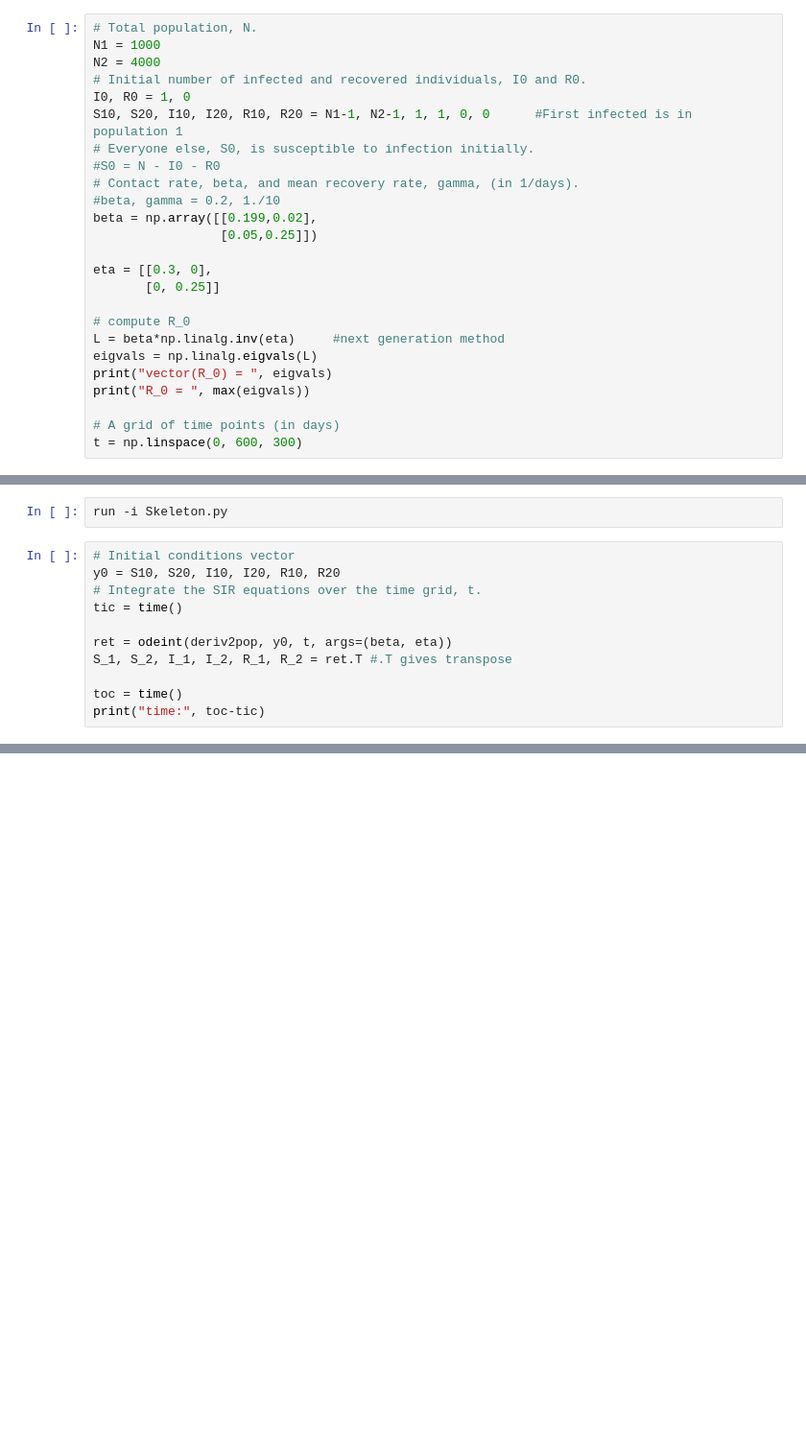
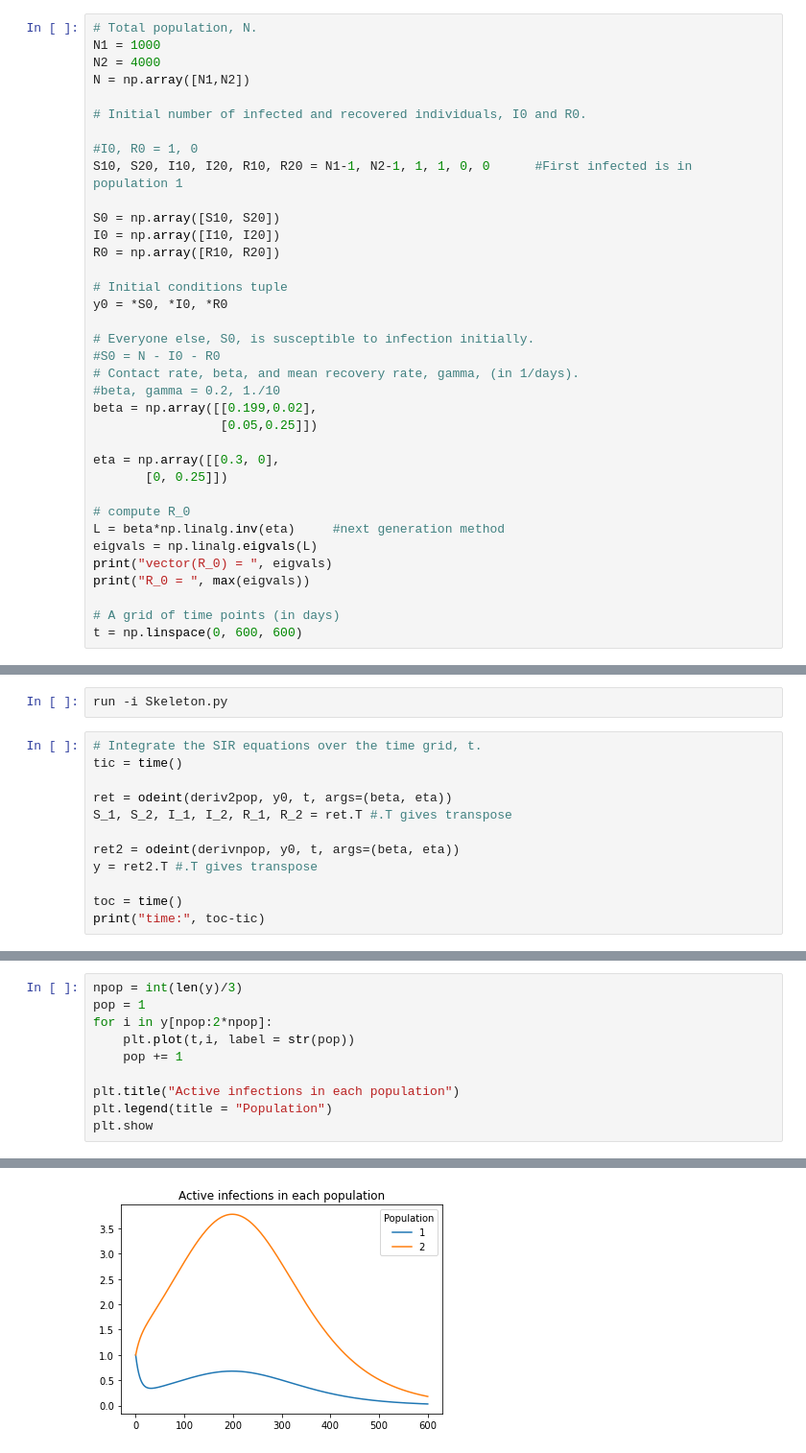
Before and after one commit to PoldeDalmau/SIR_COVID, a Jupyter notebook: Main_2populations.ipynb, the cells around one changed output, grey strips where cells are left out. Shown: that part at 96% size. Saved outputs shown, nothing was run; the diff lists cells and outputs as text; blank space fills up the shorter version.

Commit message:
Should in principle work for any number of populations
One must define the population sizes, initial numbers of Susceptibles, etc, and the beta and gamma matrices appropriately.

```diff
--- a/Main_2populations.ipynb
+++ b/Main_2populations.ipynb
@@ -12,9 +12,20 @@ SIR Model for 2 populations:
 # Total population, N.
 N1 = 1000
 N2 = 4000
+N = np.array([N1,N2])
+
 # Initial number of infected and recovered individuals, I0 and R0.
-I0, R0 = 1, 0
+
+#I0, R0 = 1, 0
 S10, S20, I10, I20, R10, R20 = N1-1, N2-1, 1, 1, 0, 0      #First infected is in population 1
+
+S0 = np.array([S10, S20])
+I0 = np.array([I10, I20])
+R0 = np.array([R10, R20])
+
+# Initial conditions tuple
+y0 = *S0, *I0, *R0
+
 # Everyone else, S0, is susceptible to infection initially.
 #S0 = N - I0 - R0
 # Contact rate, beta, and mean recovery rate, gamma, (in 1/days).
@@ -22,8 +33,8 @@ S10, S20, I10, I20, R10, R20 = N1-1, N2-1, 1, 1, 0, 0      #First infected is in
 beta = np.array([[0.199,0.02],
                  [0.05,0.25]])
 
-eta = [[0.3, 0],
-       [0, 0.25]]
+eta = np.array([[0.3, 0],
+       [0, 0.25]])
 
 # compute R_0
 L = beta*np.linalg.inv(eta)     #next generation method
@@ -32,21 +43,22 @@ print("vector(R_0) = ", eigvals)
 print("R_0 = ", max(eigvals))
 
 # A grid of time points (in days)
-t = np.linspace(0, 600, 300)
+t = np.linspace(0, 600, 600)
 # %% [output]
 vector(R_0) =  [0.66333333 1.        ]
 R_0 =  1.0
 # %%
 run -i Skeleton.py
 # %%
-# Initial conditions vector
-y0 = S10, S20, I10, I20, R10, R20
 # Integrate the SIR equations over the time grid, t.
 tic = time()
 
 ret = odeint(deriv2pop, y0, t, args=(beta, eta))
 S_1, S_2, I_1, I_2, R_1, R_2 = ret.T #.T gives transpose
 
+ret2 = odeint(derivnpop, y0, t, args=(beta, eta))
+y = ret2.T #.T gives transpose
+
 toc = time()
 print("time:", toc-tic)
 # %% [output]
@@ -84,0 +75,11 @@ R_02
+# %%
+npop = int(len(y)/3)
+pop = 1
+for i in y[npop:2*npop]:
+    plt.plot(t,i, label = str(pop))
+    pop += 1
+
+plt.title("Active infections in each population")
+plt.legend(title = "Population")
+plt.show
+# %% [output]
@@ -84,0 +87 @@ R_02
+[figure, added]
```
Also changed, not shown: parts of 7 cells of this notebook, 1 other file.
